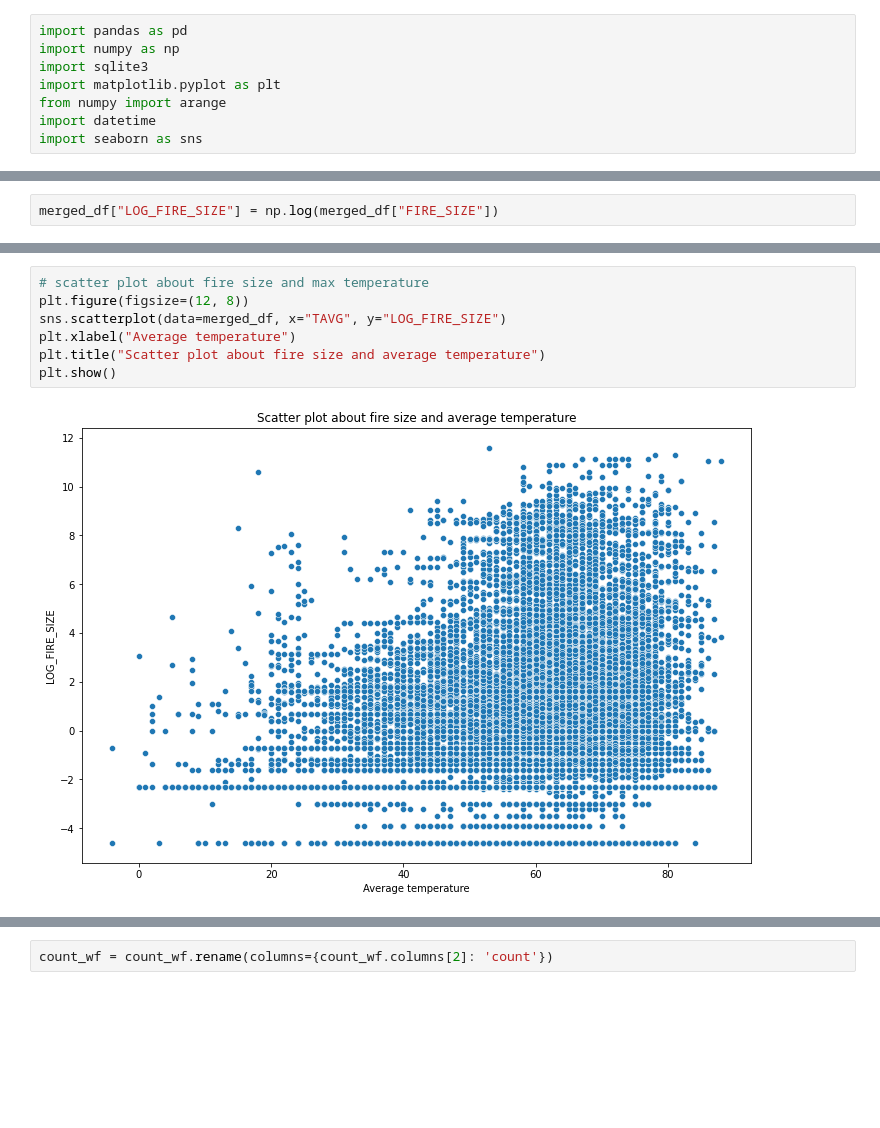
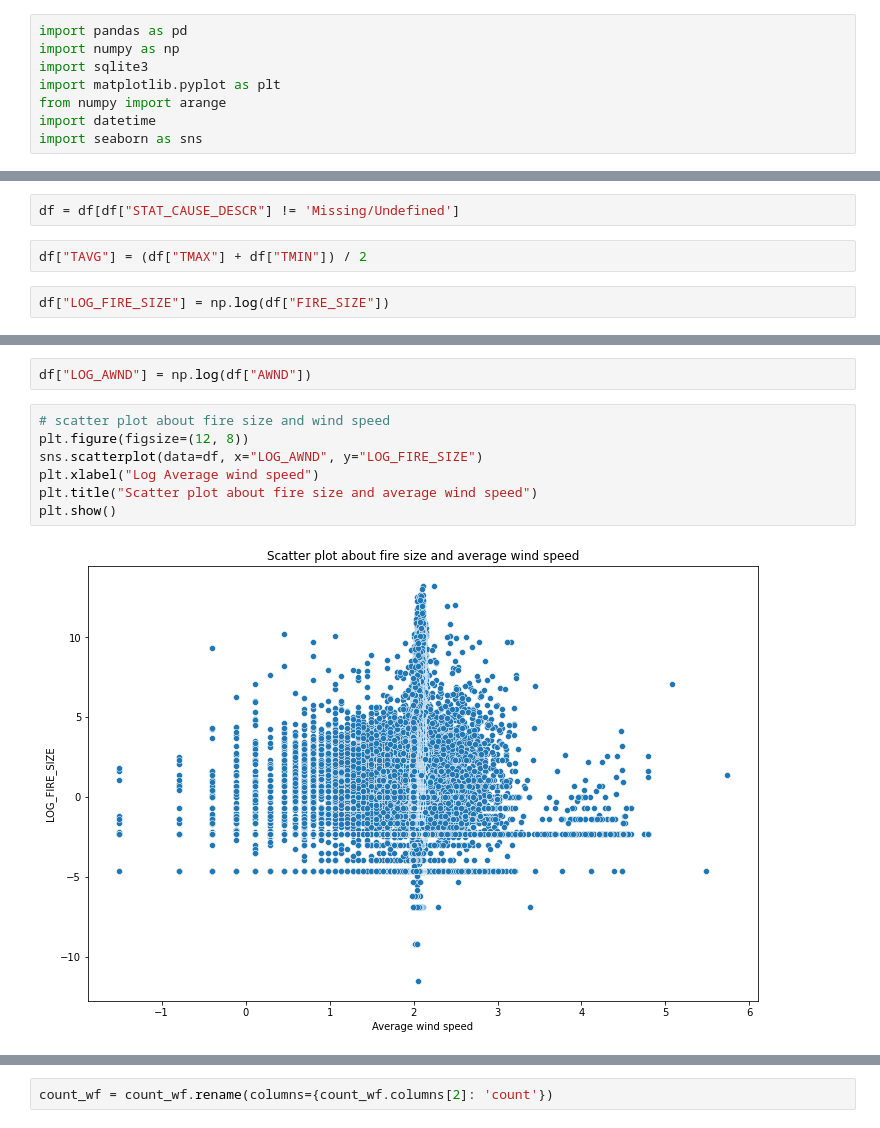
Before and after one commit to huruifu/733-project, a Jupyter notebook: weather.ipynb, the cells around one changed output, grey strips where cells are left out. Drawn from its saved outputs; the diff is of its cells as text; blank space fills up the shorter version.

```diff
--- a/weather.ipynb
+++ b/weather.ipynb
@@ -149,5 +26,9 @@ Name: FIRE_SIZE, Length: 552269, dtype: float64
+# %%
+df = df[df["STAT_CAUSE_DESCR"] != 'Missing/Undefined']
+# %%
+df["TAVG"] = (df["TMAX"] + df["TMIN"]) / 2
 # %%
-merged_df["LOG_FIRE_SIZE"] = np.log(merged_df["FIRE_SIZE"])
+df["LOG_FIRE_SIZE"] = np.log(df["FIRE_SIZE"])
 # %%
 # scatter plot about fire size and max temperature
 plt.figure(figsize=(12, 8))
@@ -160,9 +41,11 @@ plt.show()
+# %%
+df["LOG_AWND"] = np.log(df["AWND"])
 # %%
-# scatter plot about fire size and max temperature
+# scatter plot about fire size and wind speed
 plt.figure(figsize=(12, 8))
-sns.scatterplot(data=merged_df, x="TAVG", y="LOG_FIRE_SIZE")
-plt.xlabel("Average temperature")
-plt.title("Scatter plot about fire size and average temperature")
+sns.scatterplot(data=df, x="LOG_AWND", y="LOG_FIRE_SIZE")
+plt.xlabel("Log Average wind speed")
+plt.title("Scatter plot about fire size and average wind speed")
 plt.show()
 # %% [output]
-[figure, old version]
+[figure, new version]
```
Also changed, not shown: parts of 39 cells of this notebook, 2 other files.
